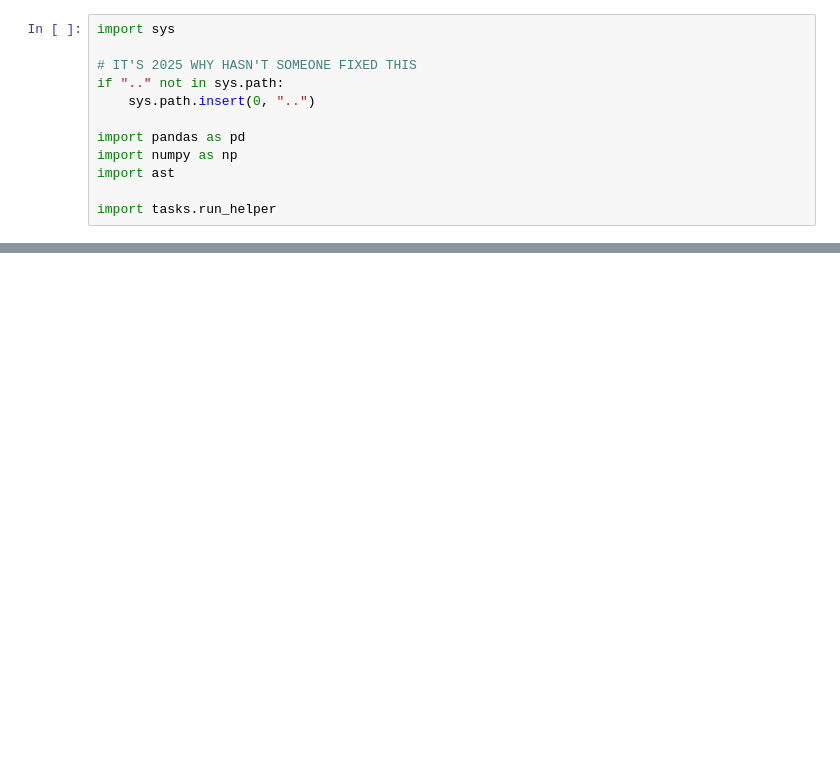
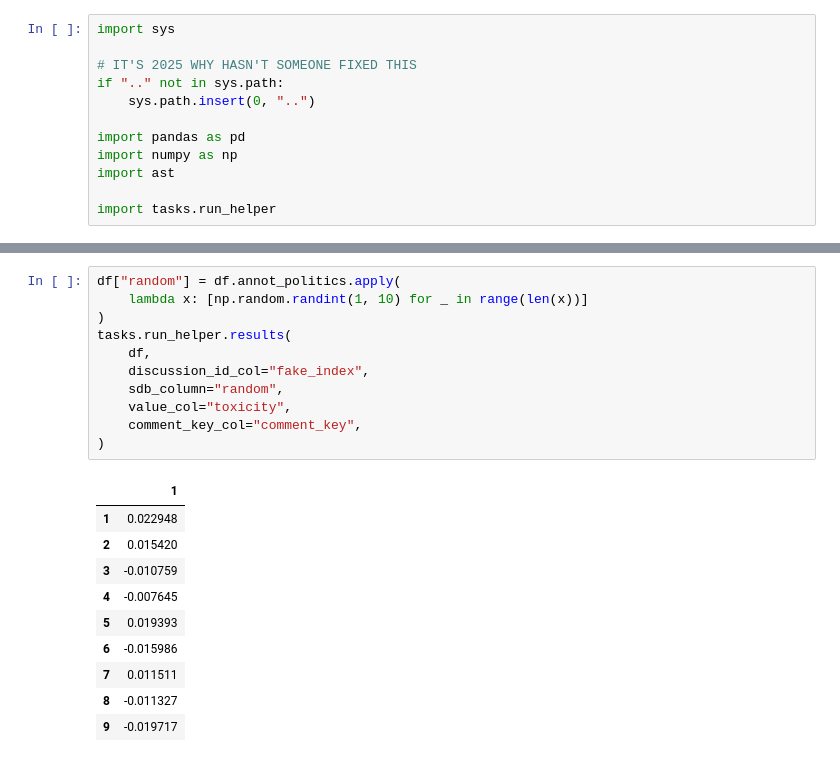
Before and after one commit to dimits-ts/aposteriori-unimodality, a Jupyter notebook: notebooks/100_annotators.ipynb, the cells around one changed output, grey strips where cells are left out. Cells and saved outputs as stored; diff of their text form; blank space fills up the shorter version.

Commit message:
add random values for reference

```diff
--- a/notebooks/100_annotators.ipynb
+++ b/notebooks/100_annotators.ipynb
@@ -152,0 +153,22 @@ tasks.run_helper.results(
+# %%
+df["random"] = df.annot_politics.apply(
+    lambda x: [np.random.randint(1, 10) for _ in range(len(x))]
+)
+tasks.run_helper.results(
+    df,
+    discussion_id_col="fake_index",
+    sdb_column="random",
+    value_col="toxicity",
+    comment_key_col="comment_key",
+)
+# %% [output]
+|  | 1 |
+| 1 | 0.022948 |
+| 2 | 0.015420 |
+| 3 | -0.010759 |
+| 4 | -0.007645 |
+| 5 | 0.019393 |
+| 6 | -0.015986 |
+| 7 | 0.011511 |
+| 8 | -0.011327 |
+| 9 | -0.019717 |
```
Also changed, not shown: parts of 7 cells of this notebook, 3 other files.
